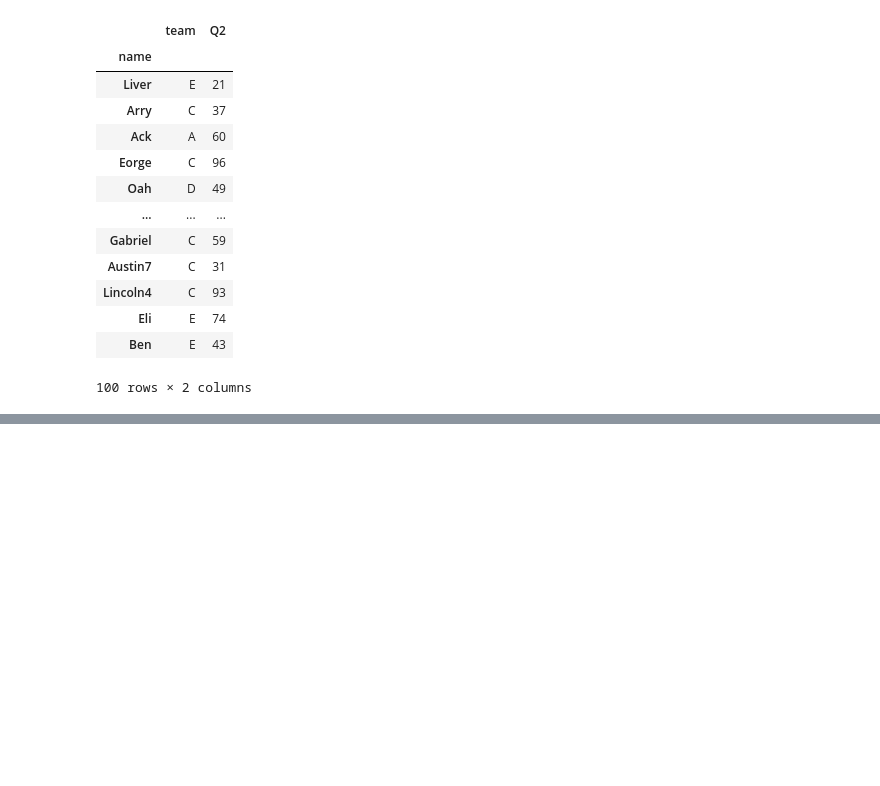
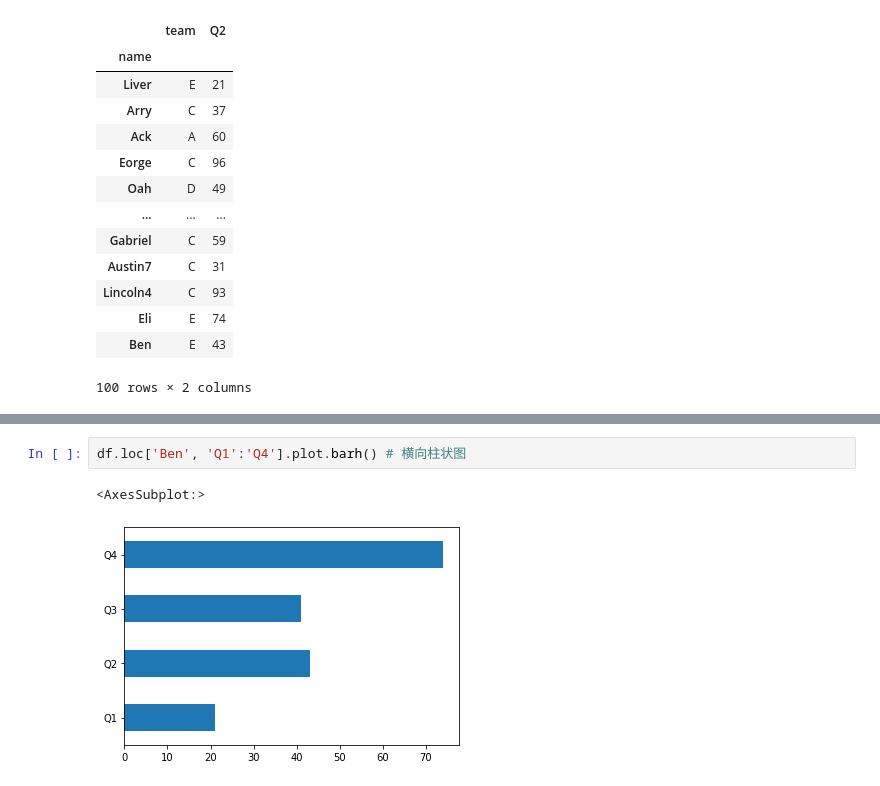
Before and after one commit to lumiseven/pandas-test, a Jupyter notebook: t1.ipynb, the cells around one changed output, grey strips where cells are left out. Saved outputs shown, nothing was run; the diff lists cells and outputs as text; blank space fills up the shorter version.

```diff
--- a/t1.ipynb
+++ b/t1.ipynb
@@ -250,0 +598,5 @@ df.iloc[:10,:]
+# %%
+df.loc['Ben', 'Q1':'Q4'].plot.barh() # 横向柱状图
+# %% [output]
+<AxesSubplot:>
+[figure, added]
```
Also changed, not shown: parts of 45 cells of this notebook, 2 other files.
